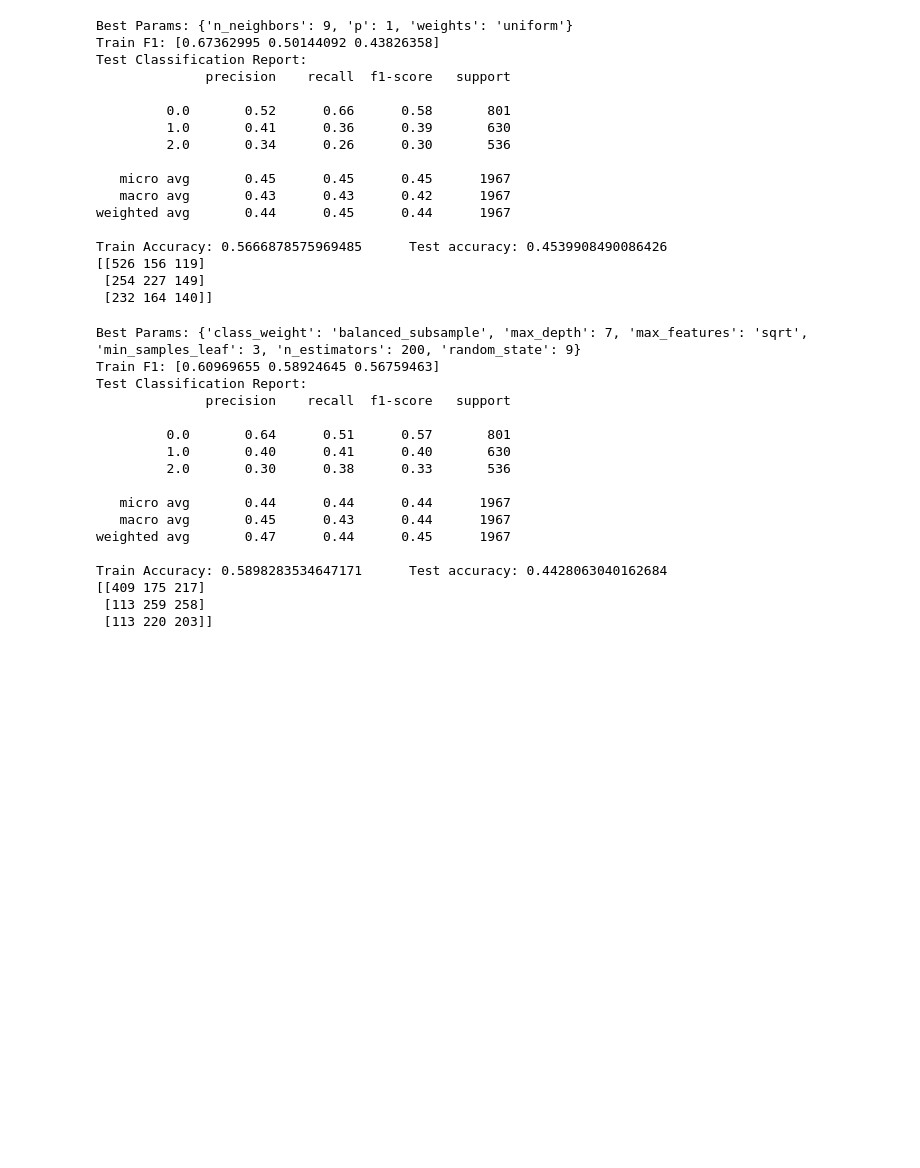
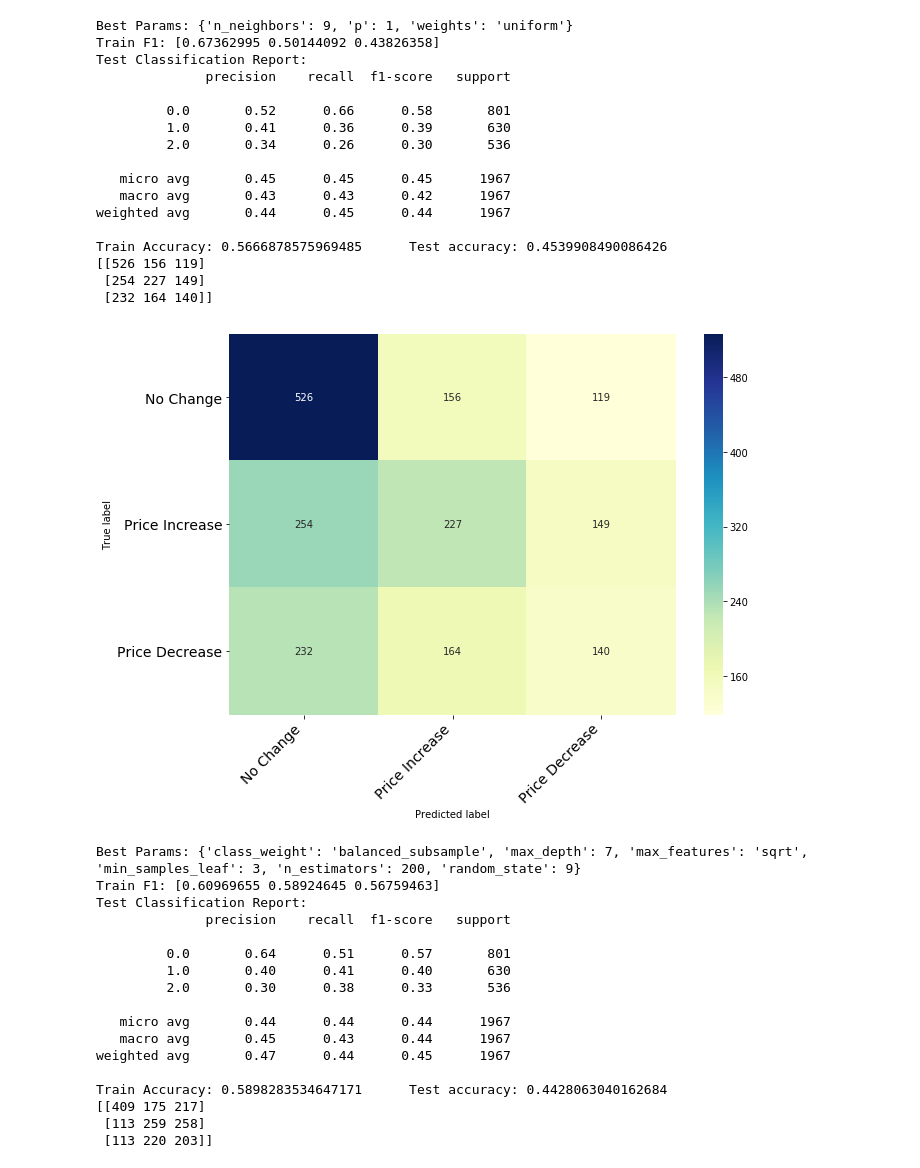
Before and after one commit to jacobbills/213R, a Jupyter notebook: Stocks Project.ipynb, the cells around one changed output. Drawn from its saved outputs; the diff is of its cells as text; code cells hidden in the pictures; blank space fills up the shorter version.

Commit message:
heatmaps

```diff
--- a/Stocks Project.ipynb
+++ b/Stocks Project.ipynb
@@ -894,6 +894,31 @@ Train Accuracy: 0.5666878575969485      Test accuracy: 0.4539908490086426
 [[526 156 119]
  [254 227 149]
  [232 164 140]]
+# %%
+#taken from https://gist.github.com/shaypal5/94c53d765083101efc0240d776a23823
+def print_confusion_matrix(confusion_matrix, class_names, figsize = (10,7), fontsize=14):
+    df_cm = pd.DataFrame(
+        confusion_matrix, index=class_names, columns=class_names,
+    )
+    fig = plt.figure(figsize=figsize)
+    try:
+        heatmap = sns.heatmap(df_cm, annot=True, fmt="d", cmap='YlGnBu')
+    except ValueError:
+        raise ValueError("Confusion matrix values must be integers.")
+    heatmap.yaxis.set_ticklabels(heatmap.yaxis.get_ticklabels(), rotation=0, ha='right', fontsize=fontsize)
+    heatmap.xaxis.set_ticklabels(heatmap.xaxis.get_ticklabels(), rotation=45, ha='right', fontsize=fontsize)
+    plt.ylabel('True label')
+    plt.xlabel('Predicted label')
+    return fig
+# %%
+knnt = KNeighborsClassifier(n_neighbors=9,p=1,weights='uniform')
+knnt.fit(X_trainP2, y_trainP2)
+y_pred_train = knnt.predict(X_trainP2)
+y_pred_test = knnt.predict(X_testP2)
+cmknn = confusion_matrix(y_testP2, y_pred_test)
+knngraph = print_confusion_matrix(cmknn,['No Change', 'Price Increase', 'Price Decrease'])
+# %% [output]
+[figure, added]
 # %%
 # RFC industrified open
 rfc = RandomForestClassifier()
```
Also changed, not shown: parts of 11 cells of this notebook.
